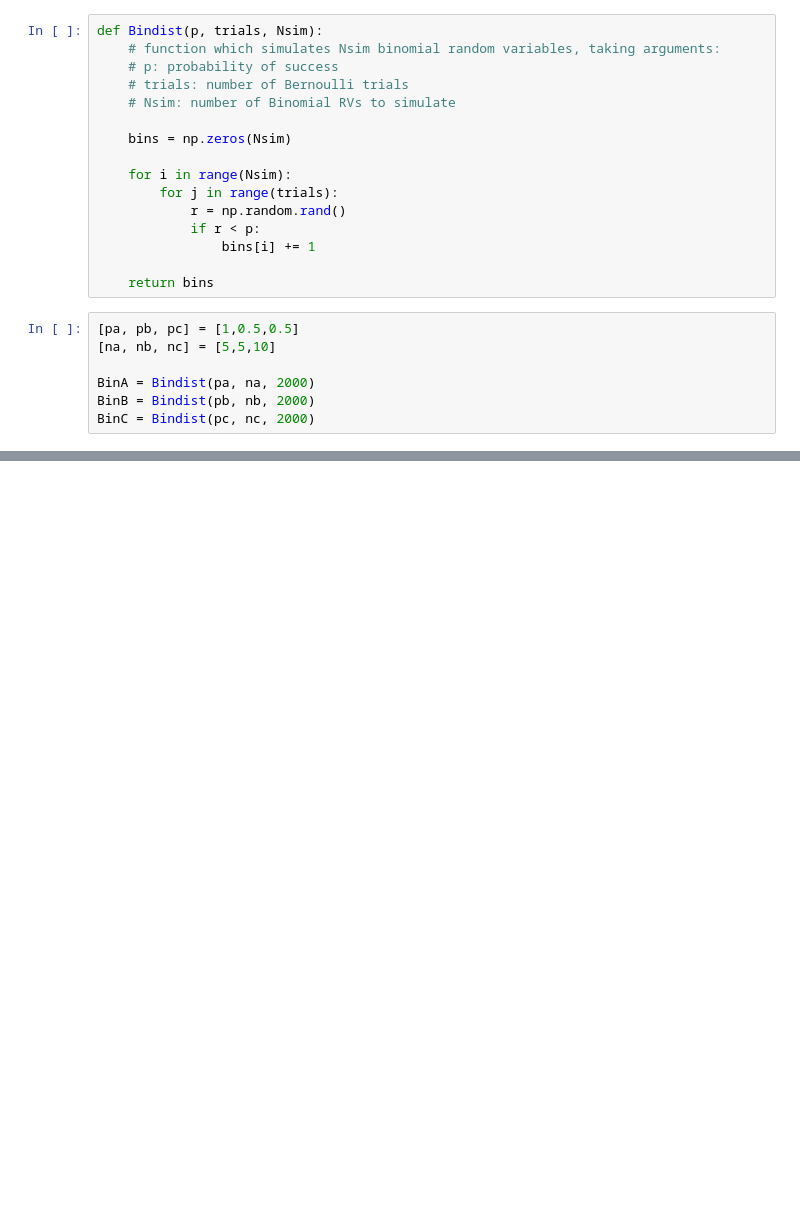
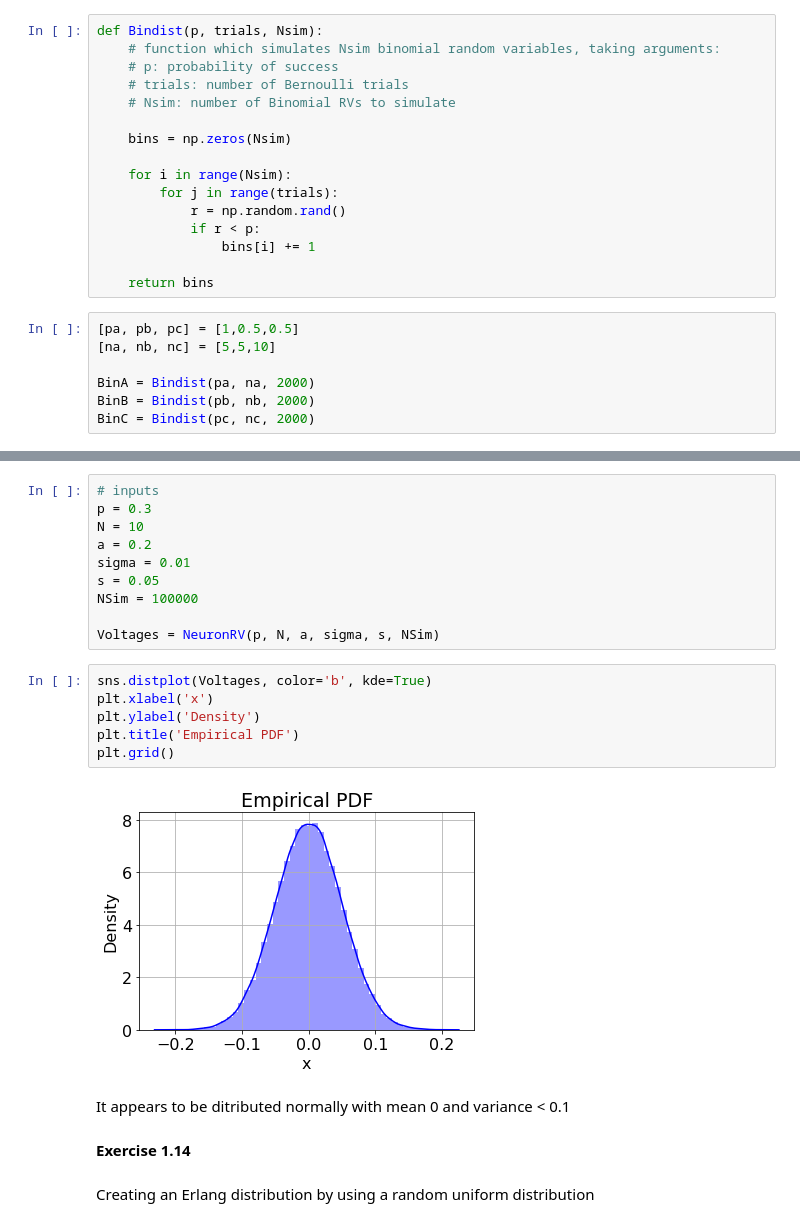
Before and after one commit to ndoyle815/MA930, a Jupyter notebook: Week6/Lecture 1.ipynb, the cells around one changed output, grey strips where cells are left out. Cells and saved outputs as stored; diff of their text form; blank space fills up the shorter version.

Commit message:
basic probability exercises

```diff
--- a/Week6/Lecture 1.ipynb
+++ b/Week6/Lecture 1.ipynb
@@ -215,0 +225,24 @@ def NeuronRV(p, N, a, sigma, s, NSim):
+# %%
+# inputs
+p = 0.3
+N = 10
+a = 0.2
+sigma = 0.01
+s = 0.05
+NSim = 100000
+
+Voltages = NeuronRV(p, N, a, sigma, s, NSim)
+# %%
+sns.distplot(Voltages, color='b', kde=True)
+plt.xlabel('x')
+plt.ylabel('Density')
+plt.title('Empirical PDF')
+plt.grid()
+# %% [output]
+[figure, added]
+# %% [markdown]
+It appears to be ditributed normally with mean 0 and variance < 0.1
+# %% [markdown]
+**Exercise 1.14**
+# %% [markdown]
+Creating an Erlang distribution by using a random uniform distribution
```
Also changed, not shown: parts of 14 cells of this notebook.
